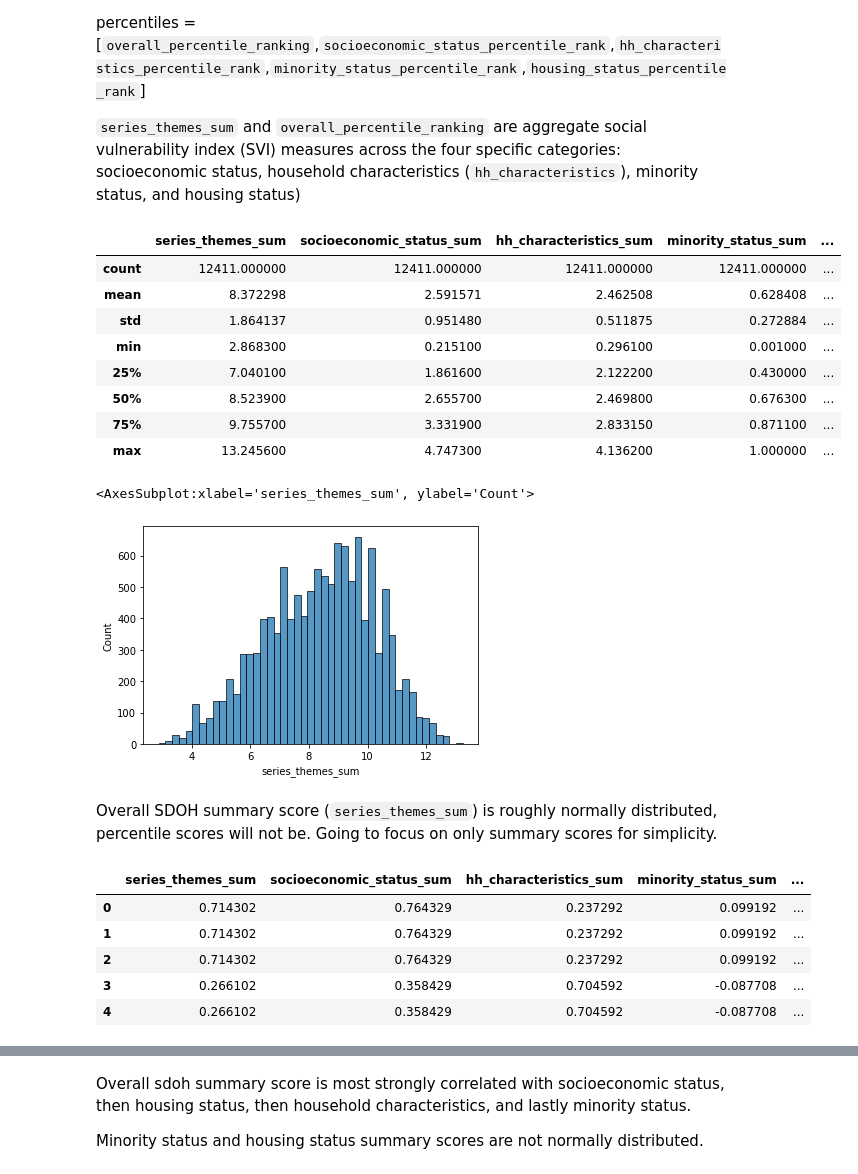
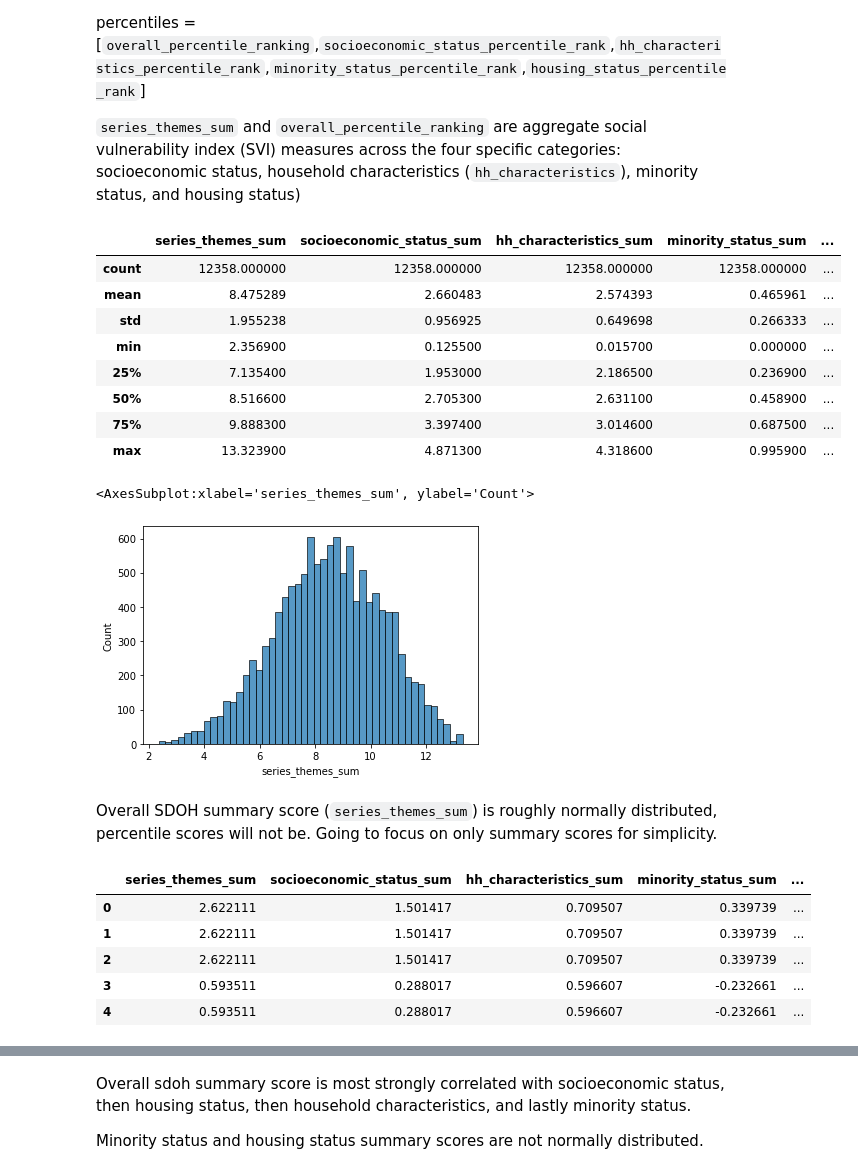
Before and after one commit to DS4A-2023-Team-20/ca-sdoh, a Jupyter notebook: code/audrey/sdoh_eda_plots.ipynb, the cells around one changed output, grey strips where cells are left out. Drawn from its saved outputs; the diff is of its cells as text; code cells hidden in the pictures.

```diff
--- a/code/audrey/sdoh_eda_plots.ipynb
+++ b/code/audrey/sdoh_eda_plots.ipynb
@@ -23,24 +25,25 @@ sdoh_percentiles = ["overall_percentile_ranking","socioeconomic_status_percentil
 # %%
 #subsetting data for sdoh measures only
 sdoh = data[sdoh_summary_scores+sdoh_percentiles]
+sdoh = sdoh[sdoh['series_themes_sum'] > 0]
 #descriptive stats of each sdoh measure
 sdoh.describe()
 # %% [output]
 |  | series_themes_sum | socioeconomic_status_sum | hh_characteristics_sum | minority_status_sum | ... |
-| count | 12411.000000 | 12411.000000 | 12411.000000 | 12411.000000 | ... |
-| mean | 8.372298 | 2.591571 | 2.462508 | 0.628408 | ... |
-| std | 1.864137 | 0.951480 | 0.511875 | 0.272884 | ... |
-| min | 2.868300 | 0.215100 | 0.296100 | 0.001000 | ... |
-| 25% | 7.040100 | 1.861600 | 2.122200 | 0.430000 | ... |
-| 50% | 8.523900 | 2.655700 | 2.469800 | 0.676300 | ... |
-| 75% | 9.755700 | 3.331900 | 2.833150 | 0.871100 | ... |
-| max | 13.245600 | 4.747300 | 4.136200 | 1.000000 | ... |
+| count | 12358.000000 | 12358.000000 | 12358.000000 | 12358.000000 | ... |
+| mean | 8.475289 | 2.660483 | 2.574393 | 0.465961 | ... |
+| std | 1.955238 | 0.956925 | 0.649698 | 0.266333 | ... |
+| min | 2.356900 | 0.125500 | 0.015700 | 0.000000 | ... |
+| 25% | 7.135400 | 1.953000 | 2.186500 | 0.236900 | ... |
+| 50% | 8.516600 | 2.705300 | 2.631100 | 0.458900 | ... |
+| 75% | 9.888300 | 3.397400 | 3.014600 | 0.687500 | ... |
+| max | 13.323900 | 4.871300 | 4.318600 | 0.995900 | ... |
 # %%
 #histogram of overall sdoh summary score
 sns.histplot(data = sdoh, x = "series_themes_sum")
 # %% [output]
 <AxesSubplot:xlabel='series_themes_sum', ylabel='Count'>
-[figure, old version]
+[figure, new version]
 # %% [markdown]
 Overall SDOH summary score (`series_themes_sum`) is roughly normally distributed, percentile scores will not be. Going to focus on only summary scores for simplicity.
 # %%
@@ -55,11 +58,11 @@ sdoh_summary_centered = center_function(sdoh[sdoh_summary_scores])
 sdoh_summary_centered.head()
 # %% [output]
 |  | series_themes_sum | socioeconomic_status_sum | hh_characteristics_sum | minority_status_sum | ... |
-| 0 | 0.714302 | 0.764329 | 0.237292 | 0.099192 | ... |
-| 1 | 0.714302 | 0.764329 | 0.237292 | 0.099192 | ... |
-| 2 | 0.714302 | 0.764329 | 0.237292 | 0.099192 | ... |
-| 3 | 0.266102 | 0.358429 | 0.704592 | -0.087708 | ... |
-| 4 | 0.266102 | 0.358429 | 0.704592 | -0.087708 | ... |
+| 0 | 2.622111 | 1.501417 | 0.709507 | 0.339739 | ... |
+| 1 | 2.622111 | 1.501417 | 0.709507 | 0.339739 | ... |
+| 2 | 2.622111 | 1.501417 | 0.709507 | 0.339739 | ... |
+| 3 | 0.593511 | 0.288017 | 0.596607 | -0.232661 | ... |
+| 4 | 0.593511 | 0.288017 | 0.596607 | -0.232661 | ... |
 # %%
 #relationship between sdoh measures
 sns.heatmap(sdoh_summary_centered.corr(),annot=True)
```
Also changed, not shown: parts of 12 cells of this notebook.
